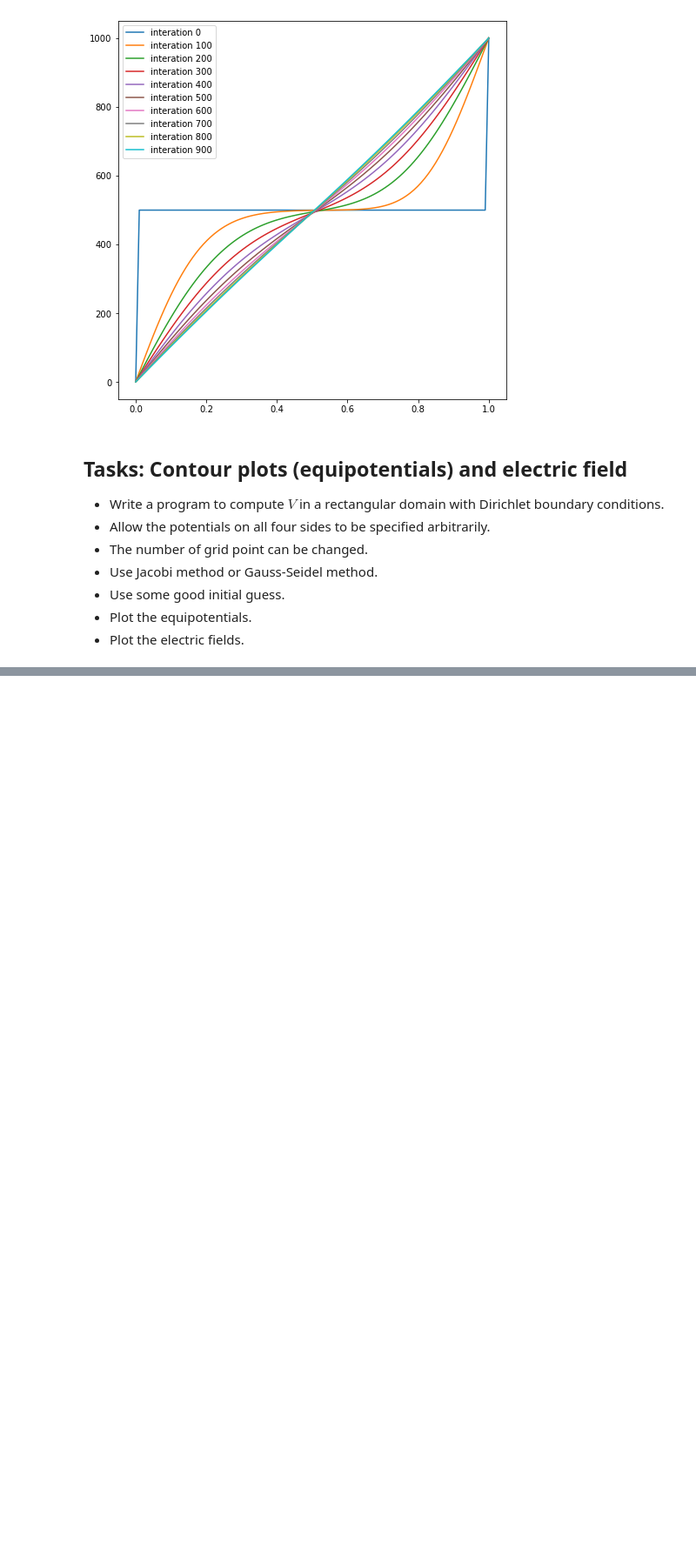
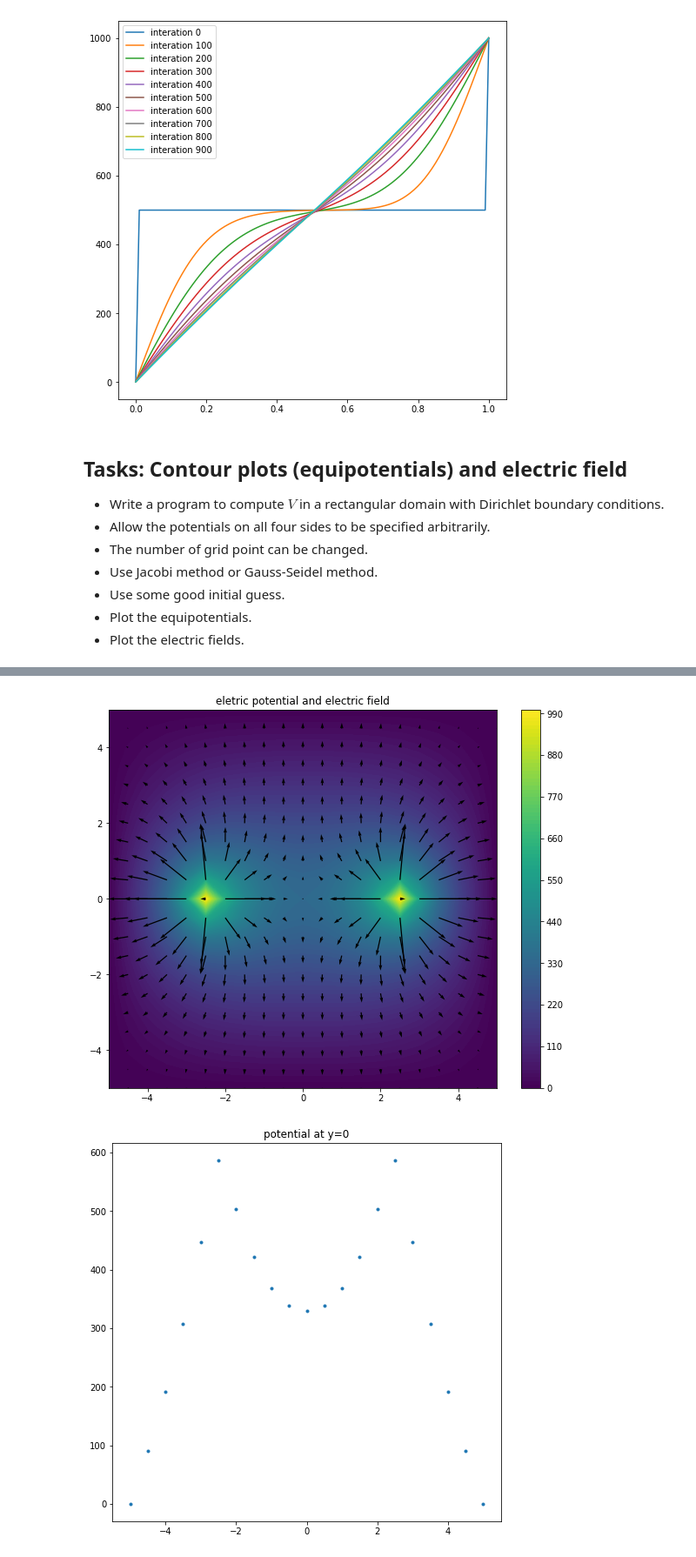
Before and after one commit to pcchen/Computation-in-Physics, a Jupyter notebook: 109022561/2021.11.08.ipynb, the cells around one changed output, grey strips where cells are left out. Shown: that part at 87% size. Saved outputs shown, nothing was run; the diff lists cells and outputs as text; code cells hidden in the pictures; blank space fills up the shorter version.

```diff
--- a/109022561/2021.11.08.ipynb
+++ b/109022561/2021.11.08.ipynb
@@ -103,0 +138,32 @@ plt.show()
+# %%
+import matplotlib.pyplot as plt
+import numpy as np
+n=21
+data1=np.full((n,n),0)
+x=np.linspace(-5,5,n)
+y=np.linspace(-5,5,n)
+X,Y=np.meshgrid(x,y, indexing = 'ij')
+data1[0,:]=0
+data1[-1,:]=0
+data1[:,0]=0
+data1[:,-1]=0
+fig,ax=plt.subplots(figsize=(10,8))
+for a in range(100):
+    for i in range(data1.shape[0]-2):
+        for j in range(data1.shape[1]-2):
+            data1[int(n/4)][int(n/2)]=1000
+            data1[int(n*3/4)][int(n/2)]=1000
+            data1[i+1][j+1]=(data1[i][j+1]+data1[i+2][j+1]+data1[i+1][j]+data1[i+1][j+2])/4
+contour=ax.contourf(X,Y,data1,100)
+fig.colorbar(contour, shrink=1.0, aspect=20,ax=ax)
+Ex, Ey = np.gradient(-data1)
+ax.quiver(X,Y,Ex,Ey)
+plt.title("eletric potential and electric field")
+plt.show()
+fig,ax=plt.subplots(figsize=(8,8))
+plt.title("potential at y=0")
+ax.plot(x,data1[:,int(n/2)+1],'.')
+plt.show()
+# %% [output]
+[figure, added]
+[figure, added]
```
Also changed, not shown: parts of 5 cells of this notebook.
